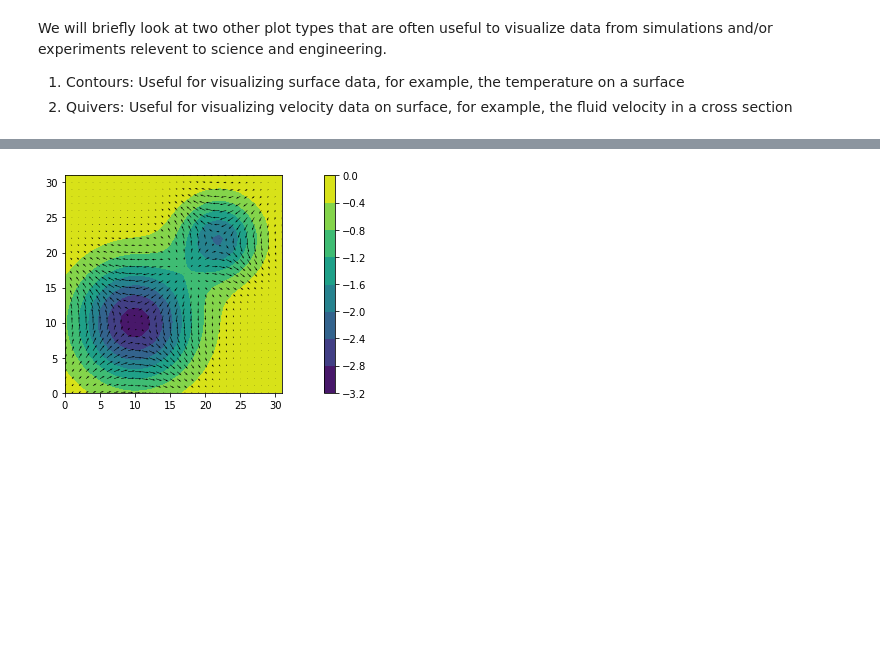
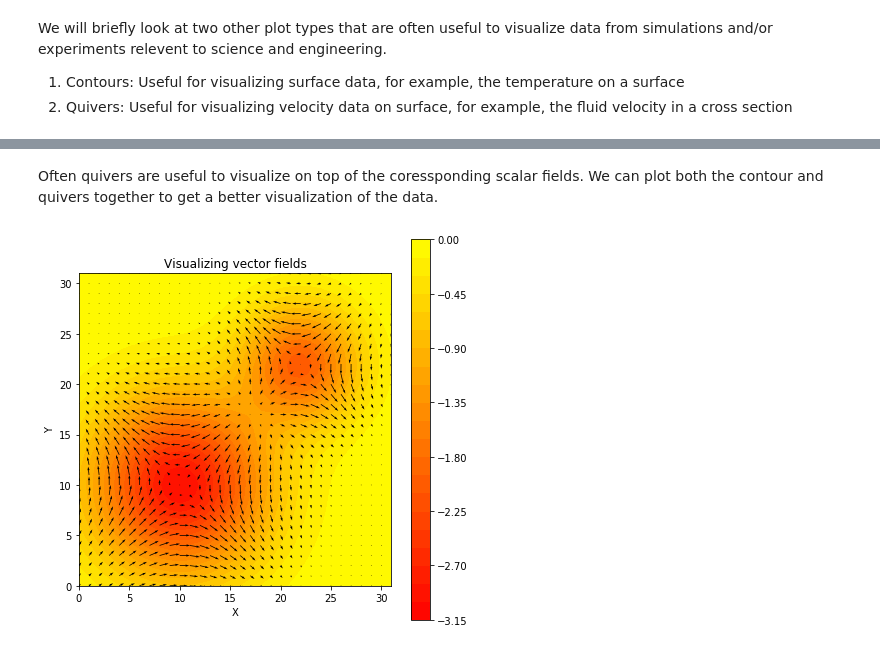
Before and after one commit to nishantsule/Data-Visualization-Workshop, a Jupyter notebook: Data-Viz-FundamentalsReview.ipynb, the cells around one changed output, grey strips where cells are left out. Drawn from its saved outputs; the diff is of its cells as text; code cells hidden in the pictures; blank space fills up the shorter version.

```diff
--- a/Data-Viz-FundamentalsReview.ipynb
+++ b/Data-Viz-FundamentalsReview.ipynb
@@ -491,2 +479,2 @@ fields.txt          100%[===================>]  25.00K  --.-KB/s    in 0.01s
 # %%
-fields_data = np.loadtxt('fields.txt')
+fields = np.loadtxt('fields.txt')
@@ -501,0 +517,2 @@ dx, dy = np.gradient(fields_data)
+# %%
+dfdx, dfdy = np.gradient(fields)
@@ -502,8 +538,14 @@ dx, dy = np.gradient(fields_data)
+# %% [markdown]
+Often quivers are useful to visualize on top of the coressponding scalar fields. We can plot both the contour and quivers together to get a better visualization of the data.
 # %%
-plt.contourf(-fields_data)
+plt.figure(figsize=(7, 7))
+plt.contourf(-fields, 20, cmap='autumn')
 plt.colorbar()
-plt.quiver(dx,dy)
+plt.quiver(dfdx, dfdy)
 plt.axis('image')
+plt.xlabel('X')
+plt.ylabel('Y')
+plt.title('Visualizing vector fields')
 plt.show()
 # %% [output]
-[figure, old version]
+[figure, new version]
```
Also changed, not shown: parts of 29 cells of this notebook.
